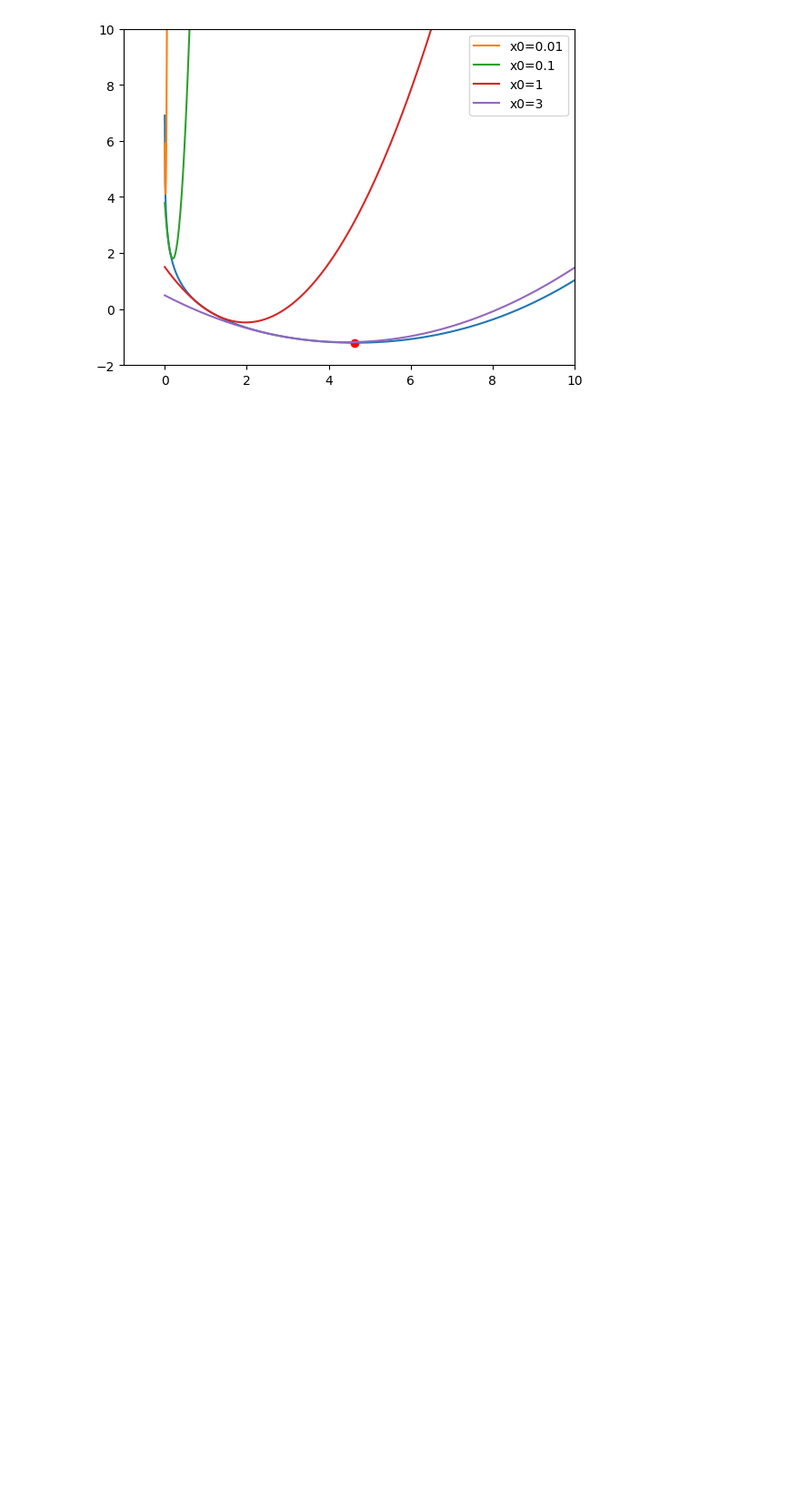
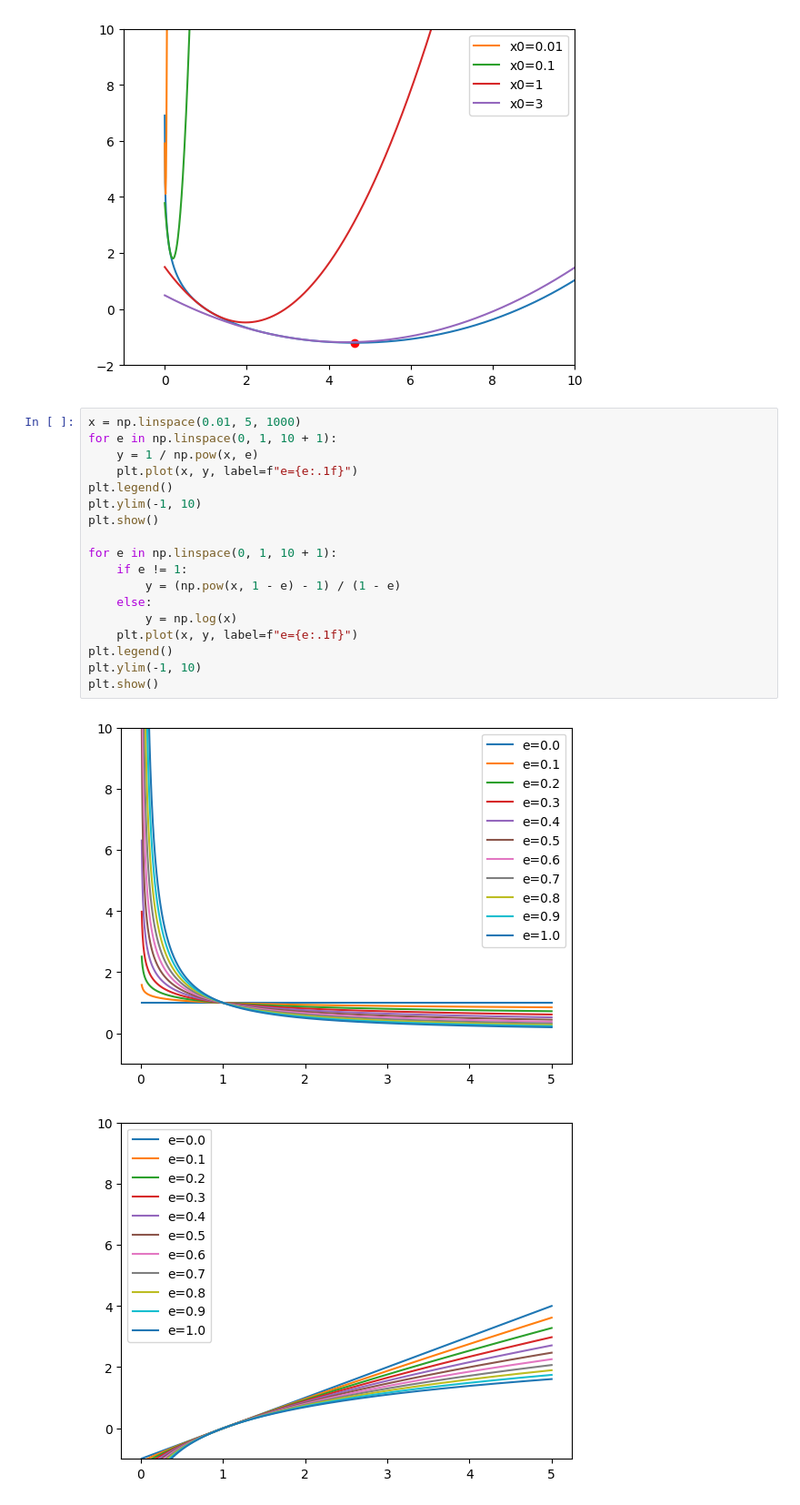
Before and after one commit to HirokiHamaguchi/Initial_Placement_for_Fruchterman-Reingold_Force_Model_with_Coordinate_Newton_Direction, a Jupyter notebook: src/jupyter/enegy.ipynb, the cells around one changed output. Shown at 91% size. Cells and saved outputs as stored; diff of their text form; blank space fills up the shorter version.

```diff
--- a/src/jupyter/enegy.ipynb
+++ b/src/jupyter/enegy.ipynb
@@ -68,3 +68,24 @@ plt.legend()
 plt.show()
 # %% [output]
 [figure]
+# %%
+x = np.linspace(0.01, 5, 1000)
+for e in np.linspace(0, 1, 10 + 1):
+    y = 1 / np.pow(x, e)
+    plt.plot(x, y, label=f"e={e:.1f}")
+plt.legend()
+plt.ylim(-1, 10)
+plt.show()
+
+for e in np.linspace(0, 1, 10 + 1):
+    if e != 1:
+        y = (np.pow(x, 1 - e) - 1) / (1 - e)
+    else:
+        y = np.log(x)
+    plt.plot(x, y, label=f"e={e:.1f}")
+plt.legend()
+plt.ylim(-1, 10)
+plt.show()
+# %% [output]
+[figure, added]
+[figure, added]
```
Also changed, not shown: 8 other files.
